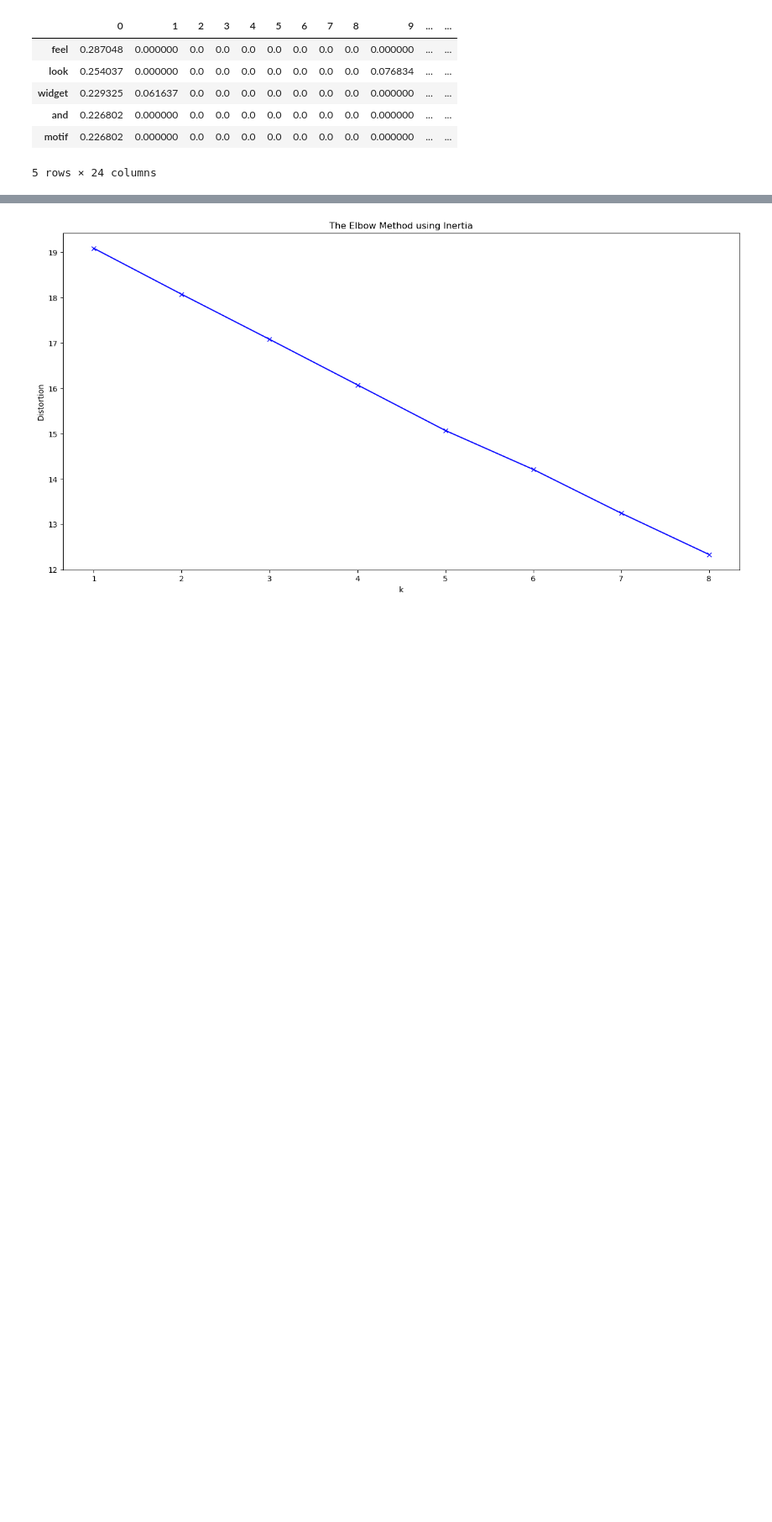
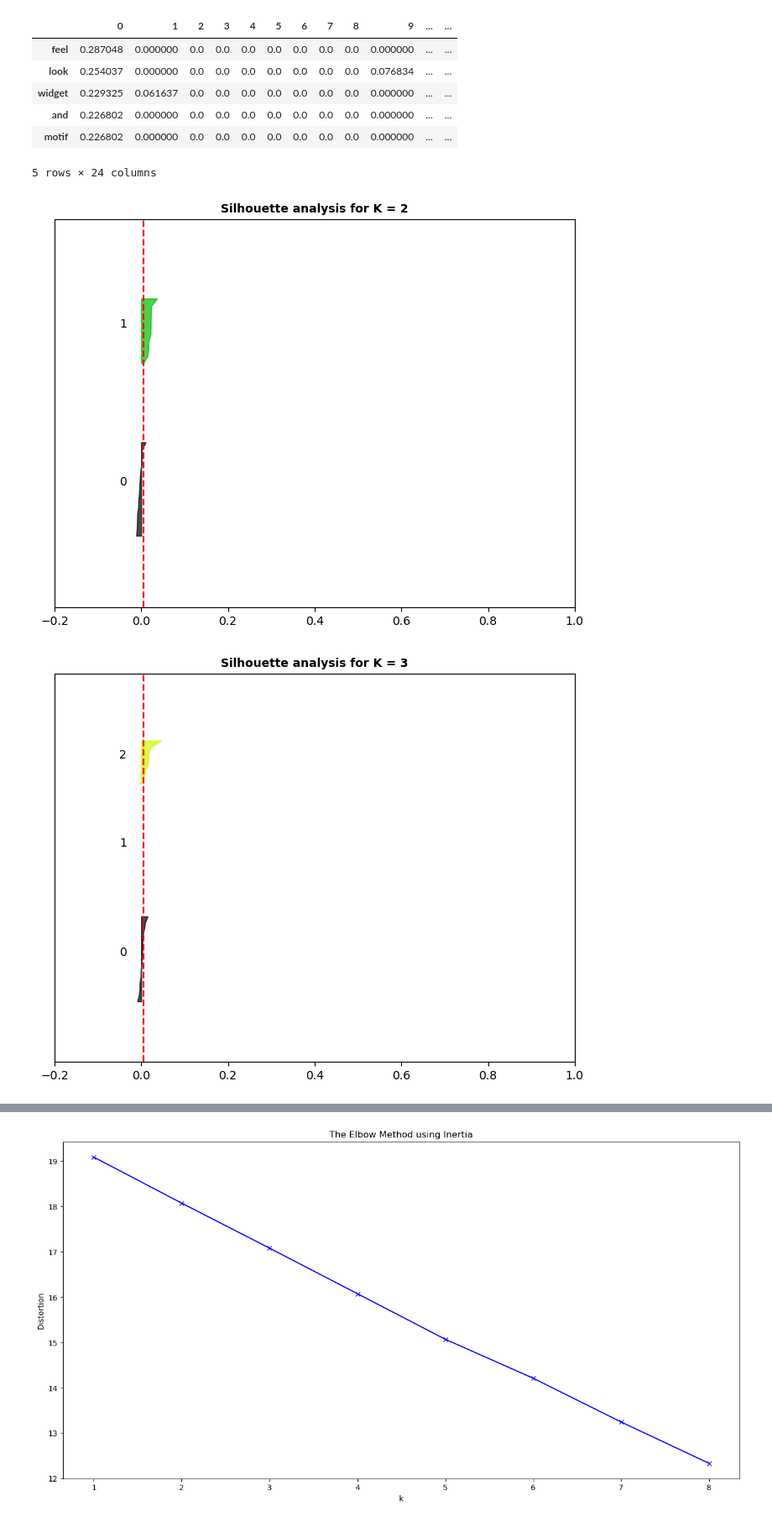
Before and after one commit to RETprojects/SWENG480-Team21, a Jupyter notebook: ml/PatternKMeans5.ipynb, the cells around one changed output, grey strips where cells are left out. Shown: that part at 84% size. Cells and saved outputs as stored; diff of their text form; code cells hidden in the pictures; blank space fills up the shorter version.

Commit message:
Performed silhouette analysis

```diff
--- a/ml/PatternKMeans5.ipynb
+++ b/ml/PatternKMeans5.ipynb
@@ -268,3 +268,50 @@ np.random.seed(2023)
 inertias.clear()
 k = 9
 kmeans_results = run_KMeans(k, final_df)
+# %%
+def printAvg(avg_dict):
+    for avg in sorted(avg_dict.keys(), reverse=True):
+        print("Avg: {}\tK:{}".format(avg.round(4), avg_dict[avg]))
+
+def plotSilhouette(df, n_clusters, kmeans_labels, silhouette_avg):
+    fig, ax1 = plt.subplots(1)
+    fig.set_size_inches(8, 6)
+    ax1.set_xlim([-0.2, 1])
+    ax1.set_ylim([0, len(df) + (n_clusters + 1) * 10])
+
+    ax1.axvline(x=silhouette_avg, color="red", linestyle="--") # The vertical line for average silhouette score of all the values
+    ax1.set_yticks([])  # Clear the yaxis labels / ticks
+    ax1.set_xticks([-0.2, 0, 0.2, 0.4, 0.6, 0.8, 1])
+    plt.title(("Silhouette analysis for K = %d" % n_clusters), fontsize=10, fontweight='bold')
+
+    y_lower = 10
+    sample_silhouette_values = silhouette_samples(df, kmeans_labels) # Compute the silhouette scores for each sample
+    for i in range(n_clusters):
+        ith_cluster_silhouette_values = sample_silhouette_values[kmeans_labels == i]
+        ith_cluster_silhouette_values.sort()
+
+        size_cluster_i = ith_cluster_silhouette_values.shape[0]
+        y_upper = y_lower + size_cluster_i
+
+        color = cm.nipy_spectral(float(i) / n_clusters)
+        ax1.fill_betweenx(np.arange(y_lower, y_upper), 0, ith_cluster_silhouette_values, facecolor=color, edgecolor=color, alpha=0.7)
+
+        ax1.text(-0.05, y_lower + 0.5 * size_cluster_i, str(i)) # Label the silhouette plots with their cluster numbers at the middle
+        y_lower = y_upper + 10  # Compute the new y_lower for next plot. 10 for the 0 samples
+    plt.show()
+
+def silhouette(kmeans_dict, df, plot=False):
+    df = df.to_numpy()
+    avg_dict = dict()
+    for n_clusters, kmeans in kmeans_dict.items():
+        kmeans_labels = kmeans.predict(df)
+        silhouette_avg = silhouette_score(df, kmeans_labels) # Average Score for all Samples
+        avg_dict.update( {silhouette_avg : n_clusters} )
+
+        if(plot): plotSilhouette(df, n_clusters, kmeans_labels, silhouette_avg)
+
+# Plotting Silhouette Analysis
+silhouette(kmeans_results, final_df, plot=True)
+# %% [output]
+[figure, added]
+[figure, added]
```
Also changed, not shown: parts of 7 cells of this notebook.
